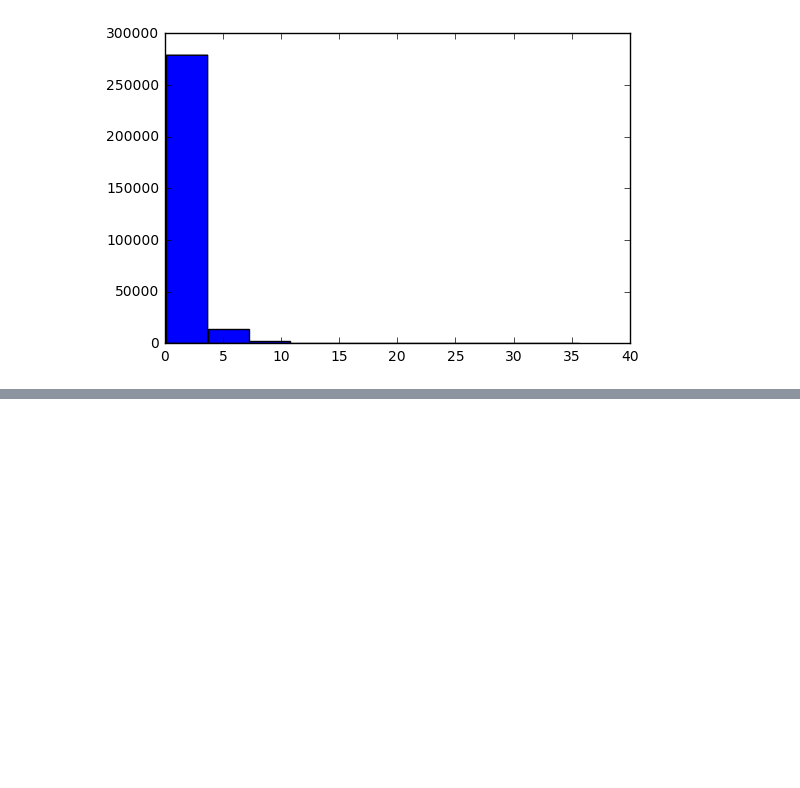
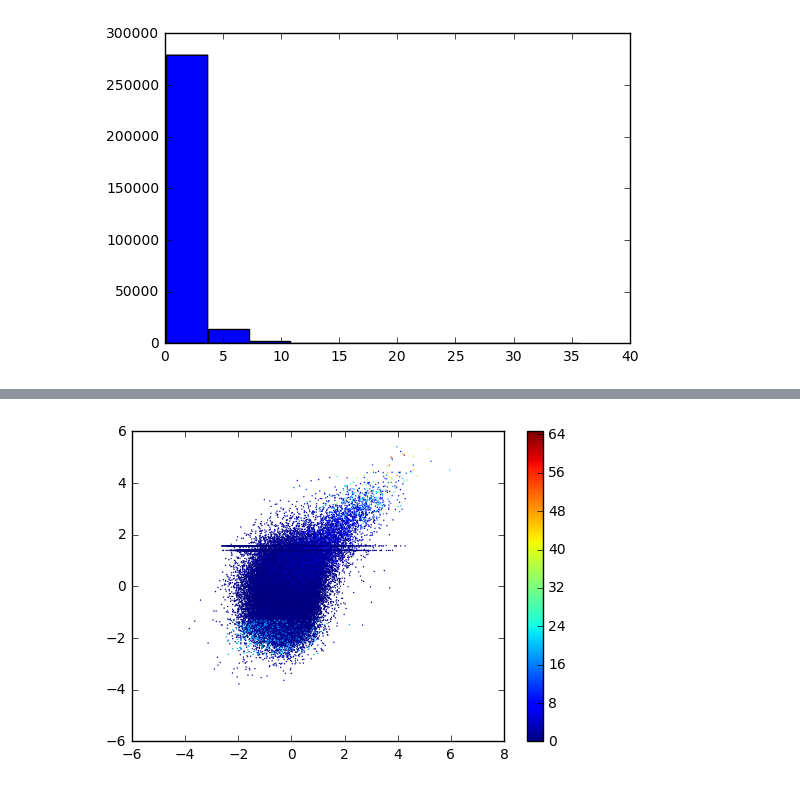
Before and after one commit to irvhsu/cs273b-project, a Jupyter notebook: notebooks/load_data.ipynb, the cells around one changed output, grey strips where cells are left out. Drawn from its saved outputs; the diff is of its cells as text; code cells hidden in the pictures; blank space fills up the shorter version.

```diff
--- a/notebooks/load_data.ipynb
+++ b/notebooks/load_data.ipynb
@@ -139,0 +270,8 @@ for i in range(4):
+# %%
+predictions = model.predict(X_valid)
+# %%
+sc = plt.scatter(predictions[:, 0], y_valid[:, 0], c = w_valid[:, 0], s = 1, lw=0)
+plt.colorbar(sc)
+plt.show()
+# %% [output]
+[figure, added]
```
Also changed, not shown: parts of 8 cells of this notebook, 20 other files.
